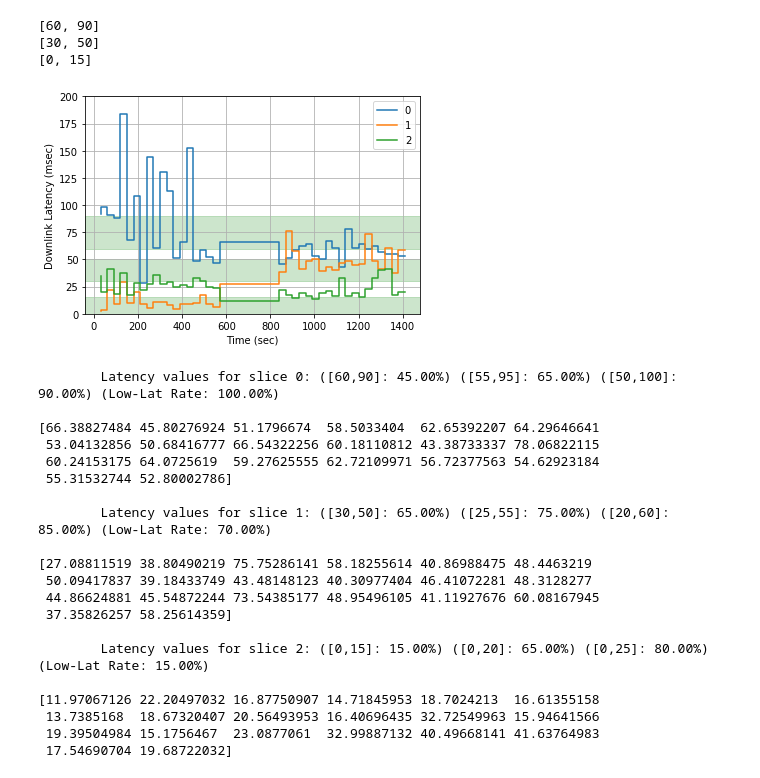
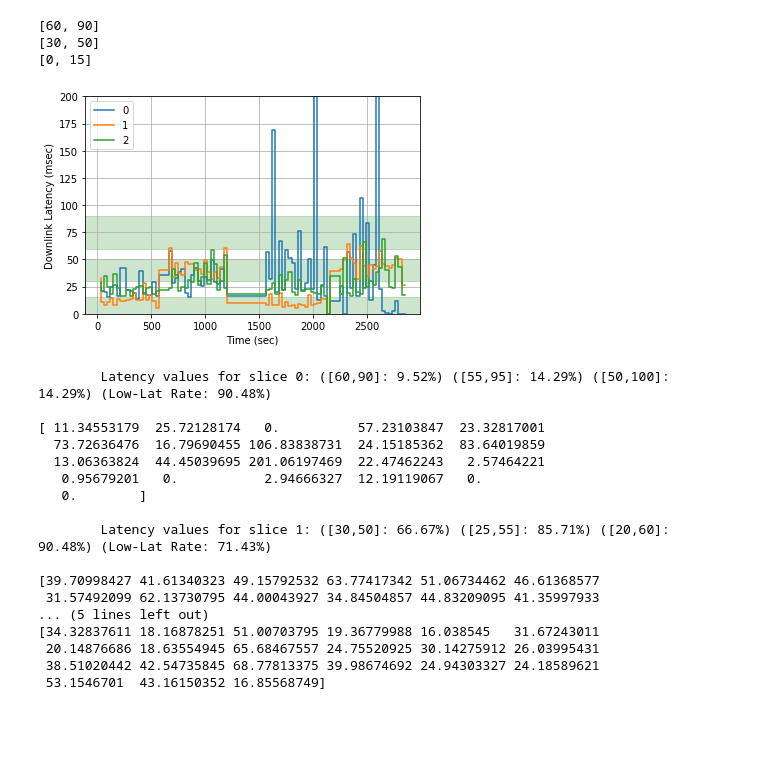
Before and after one commit to serhatarslan-hub/cell-order, a Jupyter notebook: analysis/cell-order-plots.ipynb, the cells around one changed output. Saved outputs shown, nothing was run; the diff lists cells and outputs as text; code cells hidden in the pictures; blank space fills up the shorter version.

```diff
--- a/analysis/cell-order-plots.ipynb
+++ b/analysis/cell-order-plots.ipynb
@@ -18,10 +18,8 @@ SAVE_FIG = False
 CELL_ORDER_LOG_PATTERN = ".*ts_ms:(?P<ts>\d*) slice_metrics:(?P<metrics_dict>.*)"
 CELL_ORDER_CONF_PATTERN = ".*Cell-Order configuration: ((?P<conf_dict>{.*}))"
 
-RESERVATION = 'RES129287'
+RESERVATION = 'RES129307'
 cell_order_log_filename = '../data/cell-order-' + RESERVATION + '.log'
-STAT_ANALYSIS_START_TIME = 813
-STAT_ANALYSIS_END_TIME = 10000
 
 SLA_PERIOD = 30 # seconds over which the SLAs are negotiated
 
@@ -37,57 +35,57 @@ cell_order_log_analysis.summarize_over_sla_period(data, SLA_PERIOD)
 # %%
 plt.figure()
 
 for s_idx, metrics in data.items():
     plt.step(metrics['ts_sec'], metrics['lat_msec'],
-             label=s_idx, where='pre')
+             label=s_idx, where='pre', color='C'+str(s_idx))
 
 for _, budget in slice_delay_budget_msec.items():
     print(budget)
     plt.gca().axhspan(budget[0], budget[1], alpha=0.2, color='green')
 
 # plt.yscale('log')
 plt.ylim([0,200])
 
 plt.xlabel('Time (sec)')
 plt.ylabel('Downlink Latency (msec)')
 plt.legend()
 plt.grid()
 
 if SAVE_FIG:
     plt.savefig('../outputs/' + RESERVATION + '_lat.png')
 
 plt.show()
 # %% [output]
 [60, 90]
 [30, 50]
 [0, 15]
-[figure, old version]
+[figure, new version]
 # %%
+
+STAT_ANALYSIS_START_TIME = 2200
+STAT_ANALYSIS_END_TIME = 3000
 cell_order_log_analysis.print_latency_stats(data,
                                             STAT_ANALYSIS_START_TIME,
                                             STAT_ANALYSIS_END_TIME,
                                             slice_delay_budget_msec)
 # %% [output]
-        Latency values for slice 0: ([60,90]: 45.00%) ([55,95]: 65.00%) ([50,100]: 90.00%) (Low-Lat Rate: 100.00%)
+        Latency values for slice 0: ([60,90]: 9.52%) ([55,95]: 14.29%) ([50,100]: 14.29%) (Low-Lat Rate: 90.48%)
 
-[66.38827484 45.80276924 51.1796674  58.5033404  62.65392207 64.29646641
- 53.04132856 50.68416777 66.54322256 60.18110812 43.38733337 78.06822115
- 60.24153175 64.0725619  59.27625555 62.72109971 56.72377563 54.62923184
- 55.31532744 52.80002786]
+[ 11.34553179  25.72128174   0.          57.23103847  23.32817001
+  73.72636476  16.79690455 106.83838731  24.15185362  83.64019859
+  13.06363824  44.45039695 201.06197469  22.47462243   2.57464221
+   0.95679201   0.           2.94666327  12.19119067   0.
+   0.        ]
 
-        Latency values for slice 1: ([30,50]: 65.00%) ([25,55]: 75.00%) ([20,60]: 85.00%) (Low-Lat Rate: 70.00%)
+        Latency values for slice 1: ([30,50]: 66.67%) ([25,55]: 85.71%) ([20,60]: 90.48%) (Low-Lat Rate: 71.43%)
 
-[27.08811519 38.80490219 75.75286141 58.18255614 40.86988475 48.4463219
- 50.09417837 39.18433749 43.48148123 40.30977404 46.41072281 48.3128277
- 44.86624881 45.54872244 73.54385177 48.95496105 41.11927676 60.08167945
- 37.35826257 58.25614359]
-
-        Latency values for slice 2: ([0,15]: 15.00%) ([0,20]: 65.00%) ([0,25]: 80.00%) (Low-Lat Rate: 15.00%)
-
-[11.97067126 22.20497032 16.87750907 14.71845953 18.7024213  16.61355158
- 13.7385168  18.67320407 20.56493953 16.40696435 32.72549963 15.94641566
- 19.39504984 15.1756467  23.0877061  32.99887132 40.49668141 41.63764983
- 17.54690704 19.68722032]
+[39.70998427 41.61340323 49.15792532 63.77417342 51.06734462 46.61368577
+ 31.57492099 62.13730795 44.00043927 34.84504857 44.83209095 41.35997933
+... (5 lines left out)
+[34.32837611 18.16878251 51.00703795 19.36779988 16.038545   31.67243011
+ 20.14876686 18.63554945 65.68467557 24.75520925 30.14275912 26.03995431
+ 38.51020442 42.54735845 68.77813375 39.98674692 24.94303327 24.18589621
+ 53.1546701  43.16150352 16.85568749]
 # %%
 plt.figure()
 
```
Also changed, not shown: parts of 6 cells of this notebook, 7 other files.
